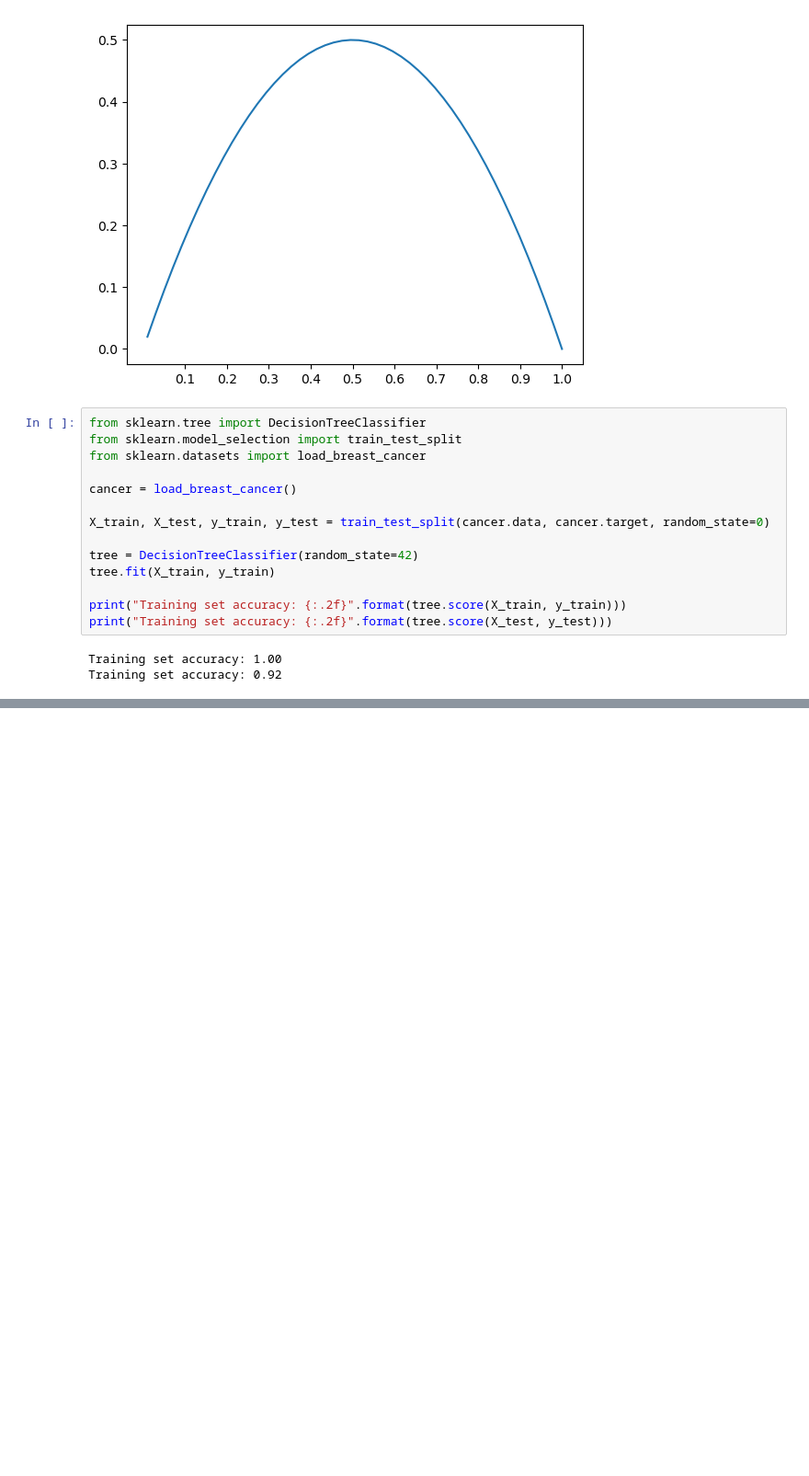
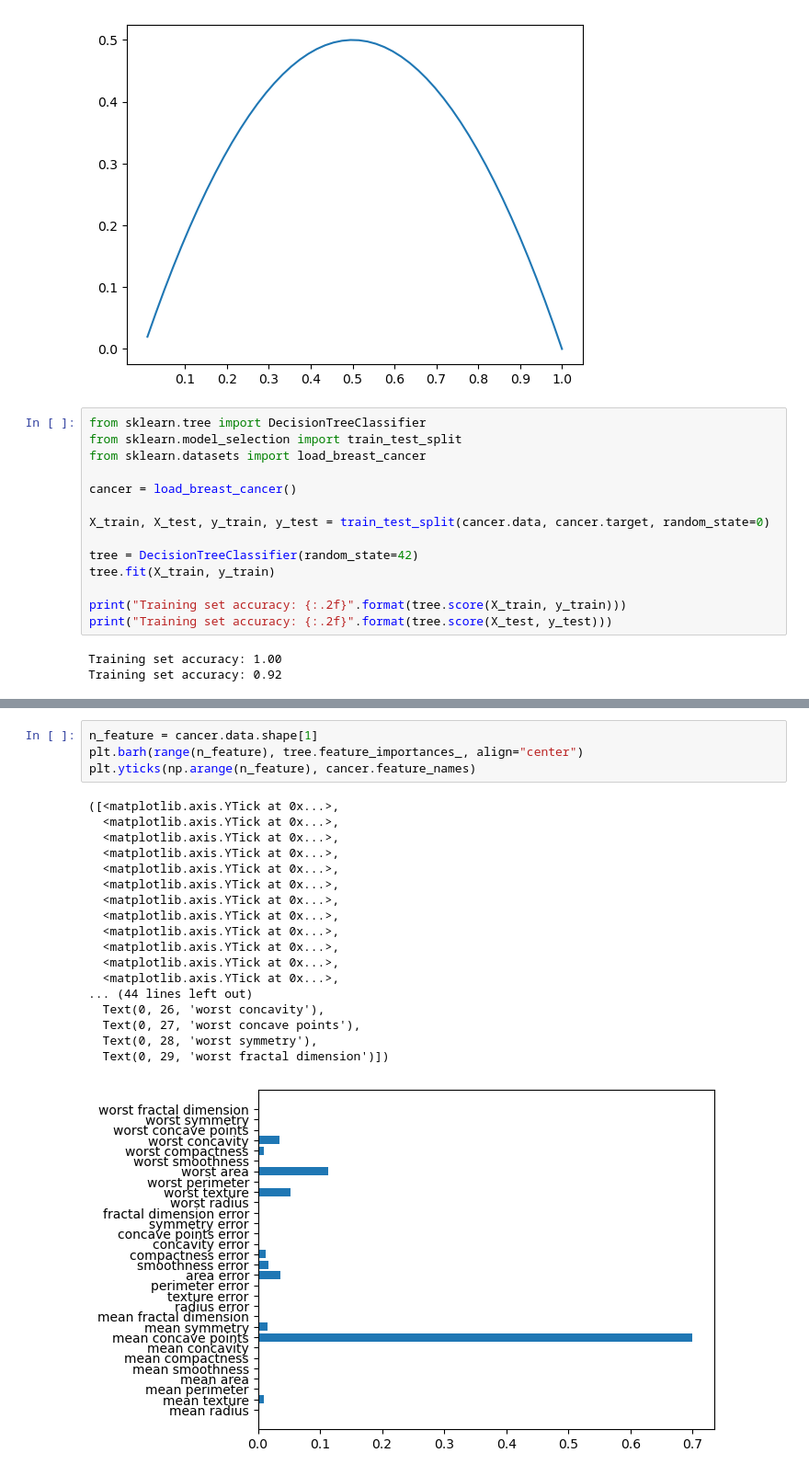
Before and after one commit to michaelkhanda/fourteen-weeks-of-machine-learning, a Jupyter notebook: Wk8Thursday.ipynb, the cells around one changed output, grey strips where cells are left out. Shown: that part at 92% size. Saved outputs shown, nothing was run; the diff lists cells and outputs as text; blank space fills up the shorter version.

```diff
--- a/Wk8Thursday.ipynb
+++ b/Wk8Thursday.ipynb
@@ -46,0 +55,23 @@ Training set accuracy: 0.92
+# %%
+n_feature = cancer.data.shape[1]
+plt.barh(range(n_feature), tree.feature_importances_, align="center")
+plt.yticks(np.arange(n_feature), cancer.feature_names)
+# %% [output]
+([<matplotlib.axis.YTick at 0x...>,
+  <matplotlib.axis.YTick at 0x...>,
+  <matplotlib.axis.YTick at 0x...>,
+  <matplotlib.axis.YTick at 0x...>,
+  <matplotlib.axis.YTick at 0x...>,
+  <matplotlib.axis.YTick at 0x...>,
+  <matplotlib.axis.YTick at 0x...>,
+  <matplotlib.axis.YTick at 0x...>,
+  <matplotlib.axis.YTick at 0x...>,
+  <matplotlib.axis.YTick at 0x...>,
+  <matplotlib.axis.YTick at 0x...>,
+  <matplotlib.axis.YTick at 0x...>,
+... (44 lines left out)
+  Text(0, 26, 'worst concavity'),
+  Text(0, 27, 'worst concave points'),
+  Text(0, 28, 'worst symmetry'),
+  Text(0, 29, 'worst fractal dimension')])
+[figure, added]
```
Also changed, not shown: parts of 1 cell of this notebook.
